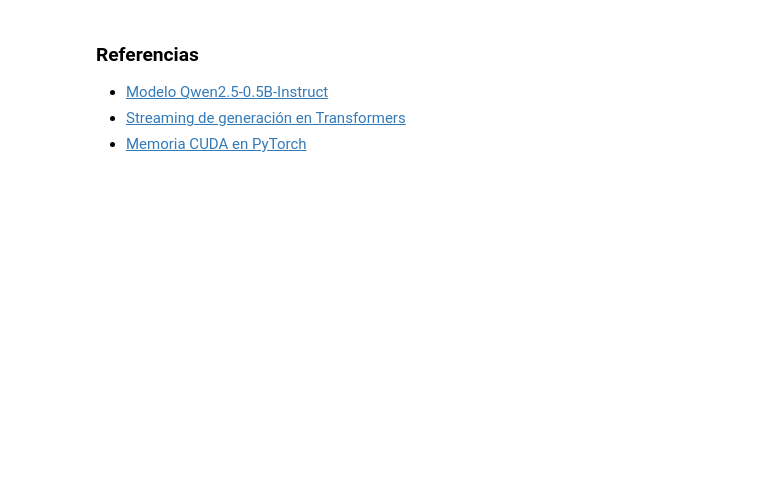
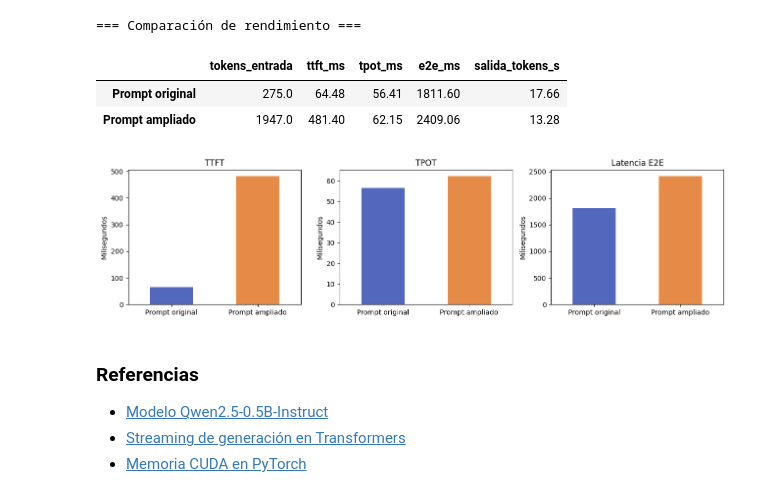
Before and after one commit to alvarogarciapiz/assets, a Jupyter notebook: 3_gdg_2026/03-metricas-de-rendimiento.ipynb, the cells around one changed output. Drawn from its saved outputs; the diff is of its cells as text; code cells hidden in the pictures; blank space fills up the shorter version.

```diff
--- a/3_gdg_2026/03-metricas-de-rendimiento.ipynb
+++ b/3_gdg_2026/03-metricas-de-rendimiento.ipynb
@@ -212,3 +325,59 @@ print("Guardado: metricas.csv")
+# %%
+
+# Crear un prompt mucho más largo, sin modificar los originales.
+prompt_extenso = (
+    "Lee este contexto: "
+    + "Una API permite que dos programas intercambien datos mediante peticiones y respuestas. " * 100
+    + "Explica en español qué es una API, en dos frases."
+)
+
+# Calentamiento previo.
+medir(prompt_extenso, max_new_tokens=8)
+
+# Ejecutar las mismas 5 repeticiones que en la prueba original.
+mediciones_extensas = pd.DataFrame([
+    medir(prompt_extenso, MAX_NUEVOS_TOKENS)
+    for _ in range(REPETICIONES)
+])
+
+# Comparar con los resultados anteriores.
+metricas = [
+    "tokens_entrada",
+    "ttft_ms",
+    "tpot_ms",
+    "e2e_ms",
+    "salida_tokens_s",
+]
+
+comparacion = pd.DataFrame({
+    "Prompt original": resumen.loc["Largo", metricas],
+    "Prompt ampliado": mediciones_extensas[metricas].median(),
+}).T
+
+print("\n=== Comparación de rendimiento ===")
+display(comparacion.round(2))
+
+# Visualizar las diferencias.
+fig, axes = plt.subplots(1, 3, figsize=(13, 3.5))
+
+for ax, metrica, titulo in zip(
+    axes,
+    ["ttft_ms", "tpot_ms", "e2e_ms"],
+    ["TTFT", "TPOT", "Latencia E2E"],
+):
+    comparacion[metrica].plot.bar(
+        ax=ax, color=["#5368bd", "#e58b47"], rot=0
+    )
+    ax.set(title=titulo, ylabel="Milisegundos", xlabel="")
+
+fig.tight_layout()
+plt.show()
+# %% [output]
+=== Comparación de rendimiento ===
+|  | tokens_entrada | ttft_ms | tpot_ms | e2e_ms | salida_tokens_s |
+| Prompt original | 275.0 | 64.48 | 56.41 | 1811.60 | 17.66 |
+| Prompt ampliado | 1947.0 | 481.40 | 62.15 | 2409.06 | 13.28 |
+[figure, added]
 # %% [markdown]
 ### Referencias
 - [Modelo Qwen2.5-0.5B-Instruct](https://huggingface.co/Qwen/Qwen2.5-0.5B-Instruct)
```
Also changed, not shown: parts of 20 cells of this notebook.
